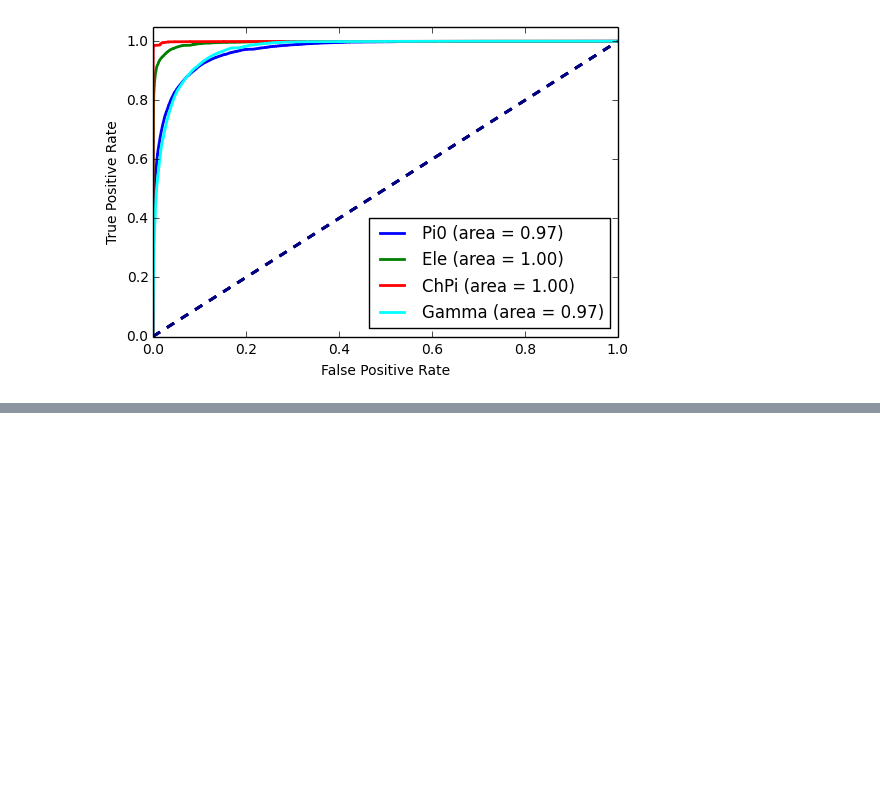
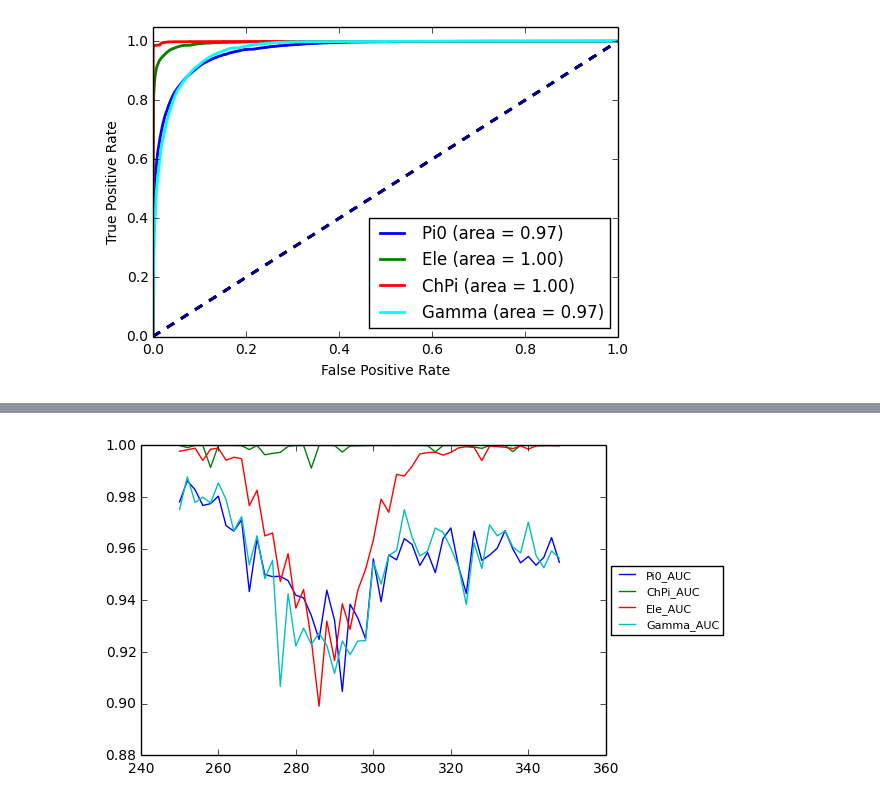
Before and after one commit to UTA-HEP-Computing/CaloDNN, a Jupyter notebook: AnalyzePerformance.ipynb, the cells around one changed output, grey strips where cells are left out. Cells and saved outputs as stored; diff of their text form; code cells hidden in the pictures; blank space fills up the shorter version.

```diff
--- a/AnalyzePerformance.ipynb
+++ b/AnalyzePerformance.ipynb
@@ -71,0 +79,5 @@ BinnedResults=BinMultiClassificationAnalysis(MyModel,Test_Y=Test_Y,Y_binning=E_b
+# %%
+# 250 to 350 GeV
+Res=AUCvsEnergy(250.,350.,50.)
+# %% [output]
+[figure, added]
```
Also changed, not shown: parts of 4 cells of this notebook.
